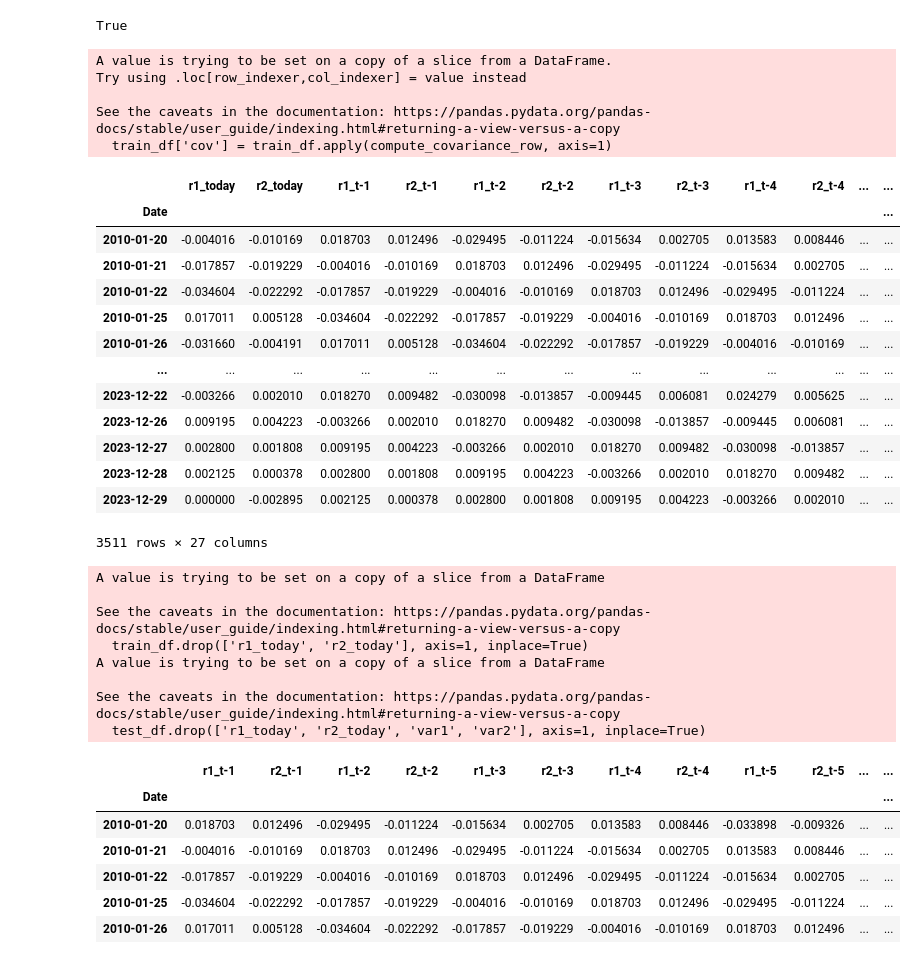
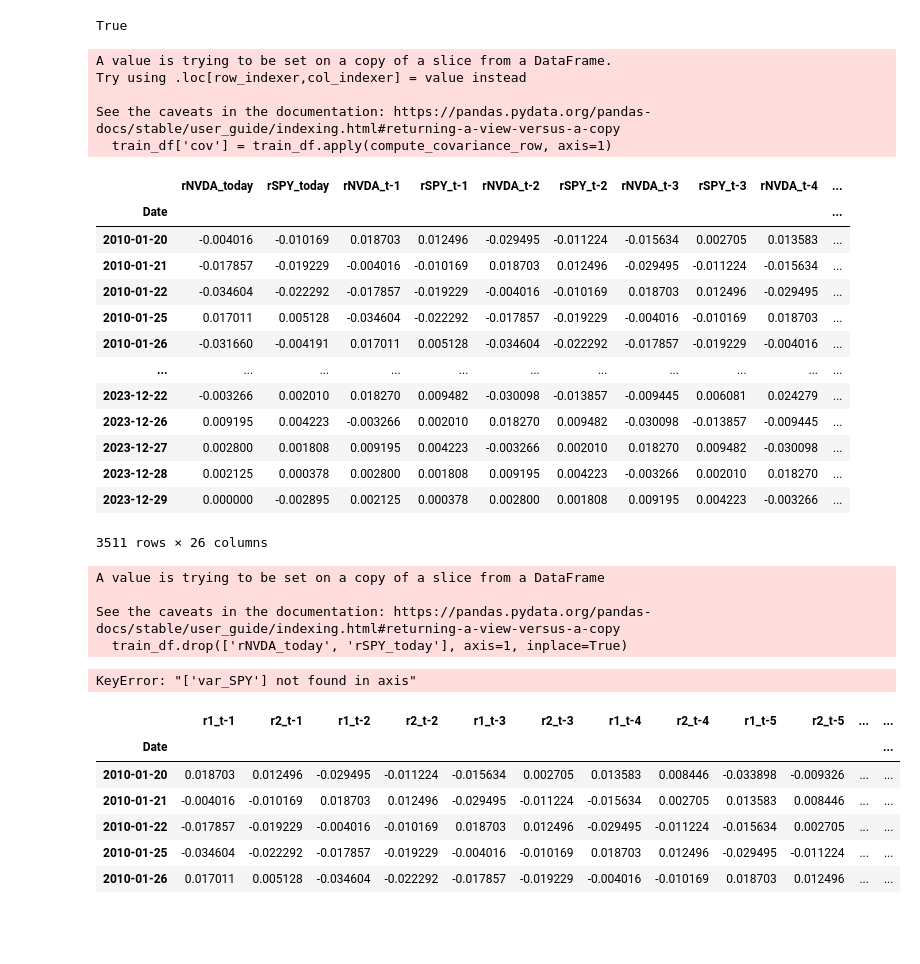
Before and after one commit to Lukirby/Stress-Testing-a-Markowitz-Portfolio, a Jupyter notebook: fidanza.ipynb, the cells around one changed output. Cells and saved outputs as stored; diff of their text form; code cells hidden in the pictures; blank space fills up the shorter version.

```diff
--- a/fidanza.ipynb
+++ b/fidanza.ipynb
@@ -63,8 +63,8 @@ Date
 Name: SPY, dtype: float64
 # %%
 df = pd.DataFrame()
-df['r1_today'] = r1_series
-df['r2_today'] = r2_series
+df['rNVDA_today'] = r1_series
+df['rSPY_today'] = r2_series
 
 df.head(5)
 # %% [output]
@@ -77,8 +77,8 @@ df.head(5)
 | 2010-01-11 | -0.014016 | 0.001396 |
 # %%
 for i in range(1, 11):
-    df[f'r1_t-{i}'] = r1_series.shift(i)
-    df[f'r2_t-{i}'] = r2_series.shift(i)
+    df[f'rNVDA_t-{i}'] = r1_series.shift(i)
+    df[f'rSPY_t-{i}'] = r2_series.shift(i)
 
 df.head(11)
 # %% [output]
@@ -98,14 +98,14 @@ df.head(11)
 11 rows × 22 columns
 # %%
-cols = [f'r1_t-{i}' for i in range(1, 11)]
-df['mean1'] = df[cols].mean(axis=1)
-cols.append('r1_today')
-df['var1'] = df[cols].var(axis=1)
+cols = [f'rNVDA_t-{i}' for i in range(1, 11)]
+df['mean_NVDA'] = df[cols].mean(axis=1)
+cols.append('rNVDA_today')
+df['var_NVDA'] = df[cols].var(axis=1)
 
-cols = [f'r2_t-{i}' for i in range(1, 11)]
-df['mean2'] = df[cols].mean(axis=1)
-cols.append('r2_today')
-df['var2'] = df[cols].var(axis=1)
+cols = [f'rSPY_t-{i}' for i in range(1, 11)]
+df['mean_SPY'] = df[cols].mean(axis=1)
+cols.append('rSPY_today')
+df['var_SPY'] = df[cols].var(axis=1)
 # %%
 # remove nan => remove first ten days
 df = df.dropna()
@@ -138,46 +138,43 @@ print((len(train_df) + len(test_df)) == len(df))
 True
 # %%
 def compute_covariance_row(row):
-    r1 = [row[f'r1_t-{i}'] for i in range(1, 11)]
-    r1.append(row['r1_today'])
-    r2 = [row[f'r2_t-{i}'] for i in range(1, 11)]
-    r2.append(row['r2_today'])
+    r1 = [row[f'rNVDA_t-{i}'] for i in range(1, 11)]
+    r1.append(row['rNVDA_today'])
+    r2 = [row[f'rSPY_t-{i}'] for i in range(1, 11)]
+    r2.append(row['rSPY_today'])
     return np.cov(r1, r2)[0, 1]
 
 train_df['cov'] = train_df.apply(compute_covariance_row, axis=1)
 train_df
 # %% [output]
 A value is trying to be set on a copy of a slice from a DataFrame.
 Try using .loc[row_indexer,col_indexer] = value instead
 
 See the caveats in the documentation: https://pandas.pydata.org/pandas-docs/stable/user_guide/indexing.html#returning-a-view-versus-a-copy
   train_df['cov'] = train_df.apply(compute_covariance_row, axis=1)
-|  | r1_today | r2_today | r1_t-1 | r2_t-1 | r1_t-2 | r2_t-2 | r1_t-3 | r2_t-3 | r1_t-4 | r2_t-4 | ... | ... |
-| Date |  |  |  |  |  |  |  |  |  |  |  | ... |
-| 2010-01-20 | -0.004016 | -0.010169 | 0.018703 | 0.012496 | -0.029495 | -0.011224 | -0.015634 | 0.002705 | 0.013583 | 0.008446 | ... | ... |
-| 2010-01-21 | -0.017857 | -0.019229 | -0.004016 | -0.010169 | 0.018703 | 0.012496 | -0.029495 | -0.011224 | -0.015634 | 0.002705 | ... | ... |
-| 2010-01-22 | -0.034604 | -0.022292 | -0.017857 | -0.019229 | -0.004016 | -0.010169 | 0.018703 | 0.012496 | -0.029495 | -0.011224 | ... | ... |
-| 2010-01-25 | 0.017011 | 0.005128 | -0.034604 | -0.022292 | -0.017857 | -0.019229 | -0.004016 | -0.010169 | 0.018703 | 0.012496 | ... | ... |
-| 2010-01-26 | -0.031660 | -0.004191 | 0.017011 | 0.005128 | -0.034604 | -0.022292 | -0.017857 | -0.019229 | -0.004016 | -0.010169 | ... | ... |
-| ... | ... | ... | ... | ... | ... | ... | ... | ... | ... | ... | ... | ... |
-| 2023-12-22 | -0.003266 | 0.002010 | 0.018270 | 0.009482 | -0.030098 | -0.013857 | -0.009445 | 0.006081 | 0.024279 | 0.005625 | ... | ... |
-| 2023-12-26 | 0.009195 | 0.004223 | -0.003266 | 0.002010 | 0.018270 | 0.009482 | -0.030098 | -0.013857 | -0.009445 | 0.006081 | ... | ... |
-| 2023-12-27 | 0.002800 | 0.001808 | 0.009195 | 0.004223 | -0.003266 | 0.002010 | 0.018270 | 0.009482 | -0.030098 | -0.013857 | ... | ... |
-| 2023-12-28 | 0.002125 | 0.000378 | 0.002800 | 0.001808 | 0.009195 | 0.004223 | -0.003266 | 0.002010 | 0.018270 | 0.009482 | ... | ... |
-| 2023-12-29 | 0.000000 | -0.002895 | 0.002125 | 0.000378 | 0.002800 | 0.001808 | 0.009195 | 0.004223 | -0.003266 | 0.002010 | ... | ... |
+|  | rNVDA_today | rSPY_today | rNVDA_t-1 | rSPY_t-1 | rNVDA_t-2 | rSPY_t-2 | rNVDA_t-3 | rSPY_t-3 | rNVDA_t-4 | ... |
+| Date |  |  |  |  |  |  |  |  |  | ... |
+| 2010-01-20 | -0.004016 | -0.010169 | 0.018703 | 0.012496 | -0.029495 | -0.011224 | -0.015634 | 0.002705 | 0.013583 | ... |
+| 2010-01-21 | -0.017857 | -0.019229 | -0.004016 | -0.010169 | 0.018703 | 0.012496 | -0.029495 | -0.011224 | -0.015634 | ... |
+| 2010-01-22 | -0.034604 | -0.022292 | -0.017857 | -0.019229 | -0.004016 | -0.010169 | 0.018703 | 0.012496 | -0.029495 | ... |
+| 2010-01-25 | 0.017011 | 0.005128 | -0.034604 | -0.022292 | -0.017857 | -0.019229 | -0.004016 | -0.010169 | 0.018703 | ... |
+| 2010-01-26 | -0.031660 | -0.004191 | 0.017011 | 0.005128 | -0.034604 | -0.022292 | -0.017857 | -0.019229 | -0.004016 | ... |
+| ... | ... | ... | ... | ... | ... | ... | ... | ... | ... | ... |
+| 2023-12-22 | -0.003266 | 0.002010 | 0.018270 | 0.009482 | -0.030098 | -0.013857 | -0.009445 | 0.006081 | 0.024279 | ... |
+| 2023-12-26 | 0.009195 | 0.004223 | -0.003266 | 0.002010 | 0.018270 | 0.009482 | -0.030098 | -0.013857 | -0.009445 | ... |
+| 2023-12-27 | 0.002800 | 0.001808 | 0.009195 | 0.004223 | -0.003266 | 0.002010 | 0.018270 | 0.009482 | -0.030098 | ... |
+| 2023-12-28 | 0.002125 | 0.000378 | 0.002800 | 0.001808 | 0.009195 | 0.004223 | -0.003266 | 0.002010 | 0.018270 | ... |
+| 2023-12-29 | 0.000000 | -0.002895 | 0.002125 | 0.000378 | 0.002800 | 0.001808 | 0.009195 | 0.004223 | -0.003266 | ... |
-3511 rows × 27 columns
+3511 rows × 26 columns
 # %%
-train_df.drop(['r1_today', 'r2_today'], axis=1, inplace=True)
-test_df.drop(['r1_today', 'r2_today', 'var1', 'var2'], axis=1, inplace=True)
+train_df.drop(['rNVDA_today', 'rSPY_today'], axis=1, inplace=True)
+test_df.drop(['rNVDA_today', 'rSPY_today', 'var_NVDA', 'var_SPY'], axis=1, inplace=True)
 # %% [output]
 A value is trying to be set on a copy of a slice from a DataFrame
 
 See the caveats in the documentation: https://pandas.pydata.org/pandas-docs/stable/user_guide/indexing.html#returning-a-view-versus-a-copy
-  train_df.drop(['r1_today', 'r2_today'], axis=1, inplace=True)
-A value is trying to be set on a copy of a slice from a DataFrame
-
-See the caveats in the documentation: https://pandas.pydata.org/pandas-docs/stable/user_guide/indexing.html#returning-a-view-versus-a-copy
-  test_df.drop(['r1_today', 'r2_today', 'var1', 'var2'], axis=1, inplace=True)
+  train_df.drop(['rNVDA_today', 'rSPY_today'], axis=1, inplace=True)
+KeyError: "['var_SPY'] not found in axis"
 # %%
 train_df.to_csv('train.csv', index=False)
 test_df.to_csv('test.csv', index=False)
```
Also changed, not shown: parts of 3 cells of this notebook, 3 other files.
